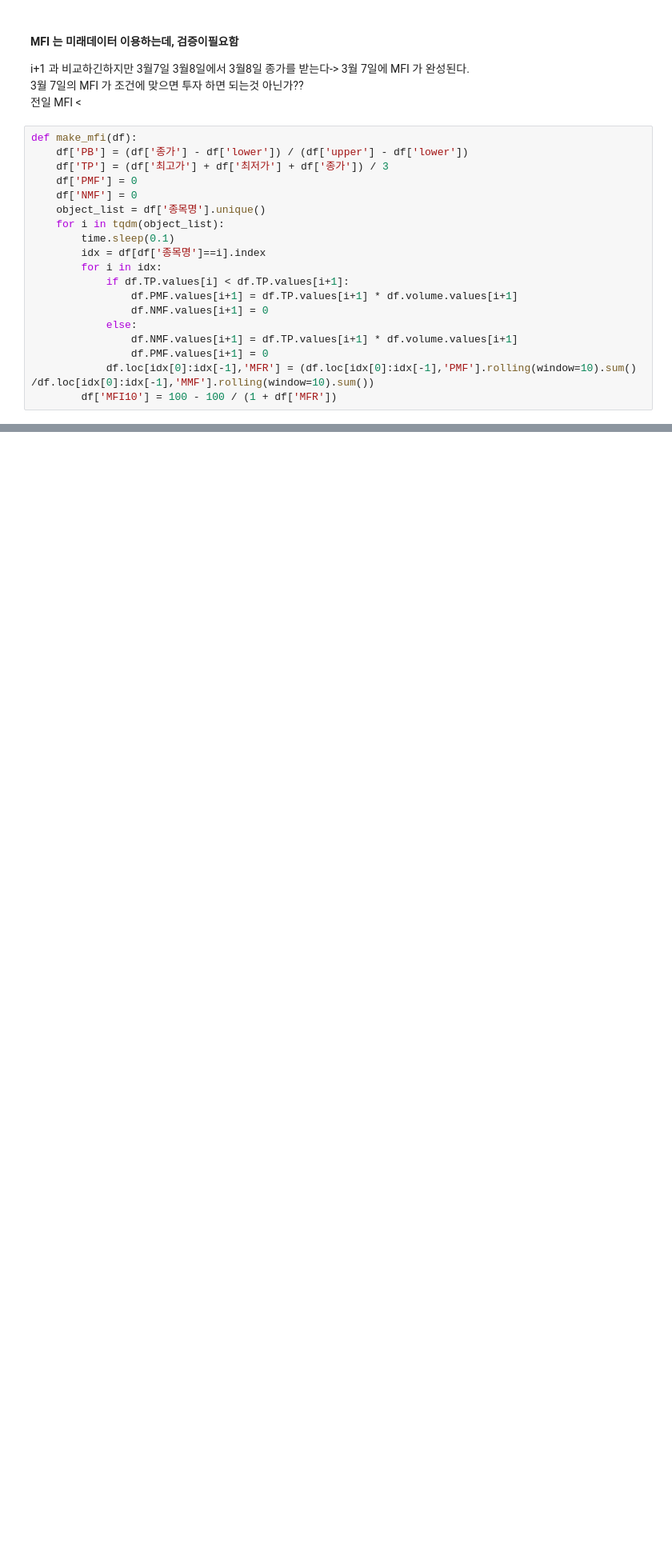
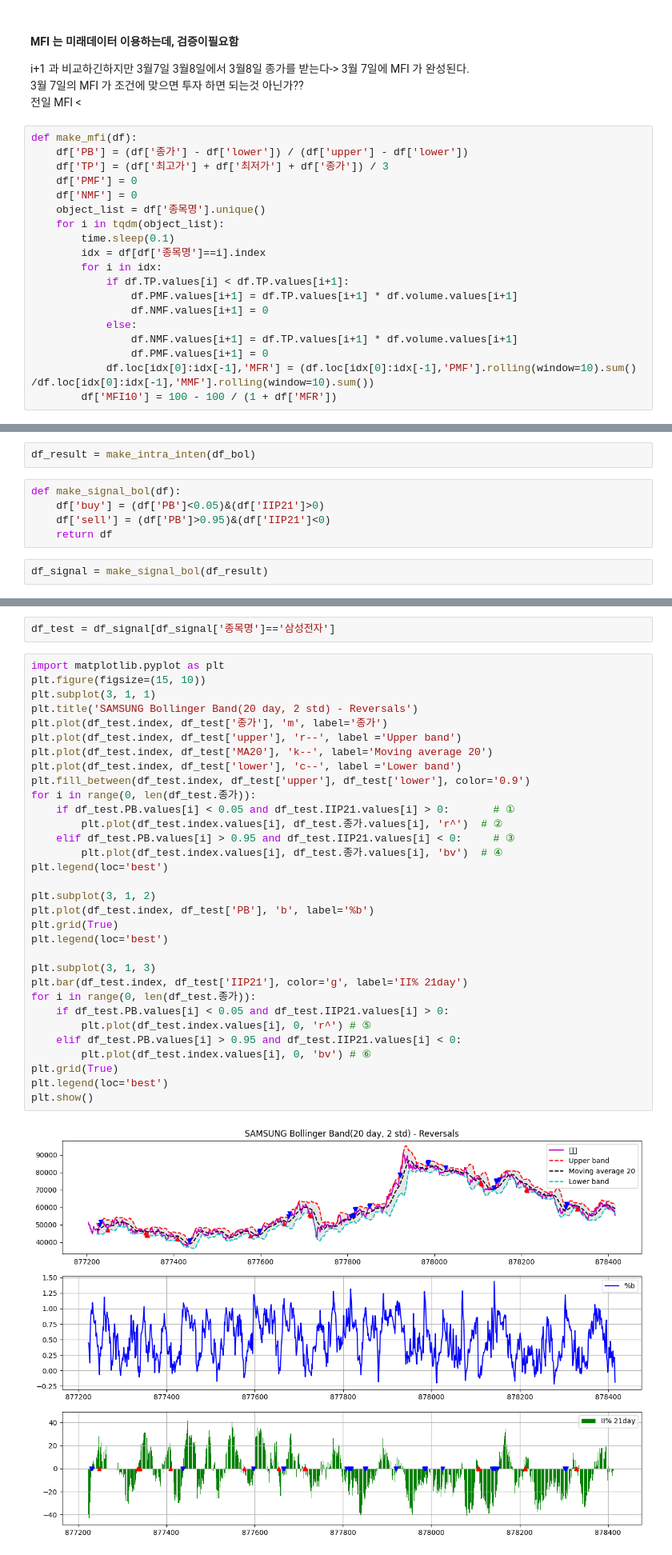
Before and after one commit to eseom31/Kis_Api_test, a Jupyter notebook: utils/jupyter_files/볼린저밴드_매수전략.ipynb, the cells around one changed output, grey strips where cells are left out. Shown at 80% size. Cells and saved outputs as stored; diff of their text form; blank space fills up the shorter version.

```diff
--- a/utils/jupyter_files/볼린저밴드_매수전략.ipynb
+++ b/utils/jupyter_files/볼린저밴드_매수전략.ipynb
@@ -114,0 +158,9 @@ def make_mfi(df):
+# %%
+df_result = make_intra_inten(df_bol)
+# %%
+def make_signal_bol(df):
+    df['buy'] = (df['PB']<0.05)&(df['IIP21']>0)
+    df['sell'] = (df['PB']>0.95)&(df['IIP21']<0)
+    return df
+# %%
+df_signal = make_signal_bol(df_result)
@@ -114,0 +203,36 @@ def make_mfi(df):
+# %%
+df_test = df_signal[df_signal['종목명']=='삼성전자']
+# %%
+import matplotlib.pyplot as plt
+plt.figure(figsize=(15, 10))
+plt.subplot(3, 1, 1)
+plt.title('SAMSUNG Bollinger Band(20 day, 2 std) - Reversals')
+plt.plot(df_test.index, df_test['종가'], 'm', label='종가')
+plt.plot(df_test.index, df_test['upper'], 'r--', label ='Upper band')
+plt.plot(df_test.index, df_test['MA20'], 'k--', label='Moving average 20')
+plt.plot(df_test.index, df_test['lower'], 'c--', label ='Lower band')
+plt.fill_between(df_test.index, df_test['upper'], df_test['lower'], color='0.9')
+for i in range(0, len(df_test.종가)):
+    if df_test.PB.values[i] < 0.05 and df_test.IIP21.values[i] > 0:       # ①
+        plt.plot(df_test.index.values[i], df_test.종가.values[i], 'r^')  # ②
+    elif df_test.PB.values[i] > 0.95 and df_test.IIP21.values[i] < 0:     # ③
+        plt.plot(df_test.index.values[i], df_test.종가.values[i], 'bv')  # ④
+plt.legend(loc='best')
+
+plt.subplot(3, 1, 2)
+plt.plot(df_test.index, df_test['PB'], 'b', label='%b')
+plt.grid(True)
+plt.legend(loc='best')
+
+plt.subplot(3, 1, 3)
+plt.bar(df_test.index, df_test['IIP21'], color='g', label='II% 21day')
+for i in range(0, len(df_test.종가)):
+    if df_test.PB.values[i] < 0.05 and df_test.IIP21.values[i] > 0:
+        plt.plot(df_test.index.values[i], 0, 'r^') # ⑤
+    elif df_test.PB.values[i] > 0.95 and df_test.IIP21.values[i] < 0:
+        plt.plot(df_test.index.values[i], 0, 'bv') # ⑥
+plt.grid(True)
+plt.legend(loc='best')
+plt.show()
+# %% [output]
+[figure, added]
```
Also changed, not shown: parts of 25 cells of this notebook.
